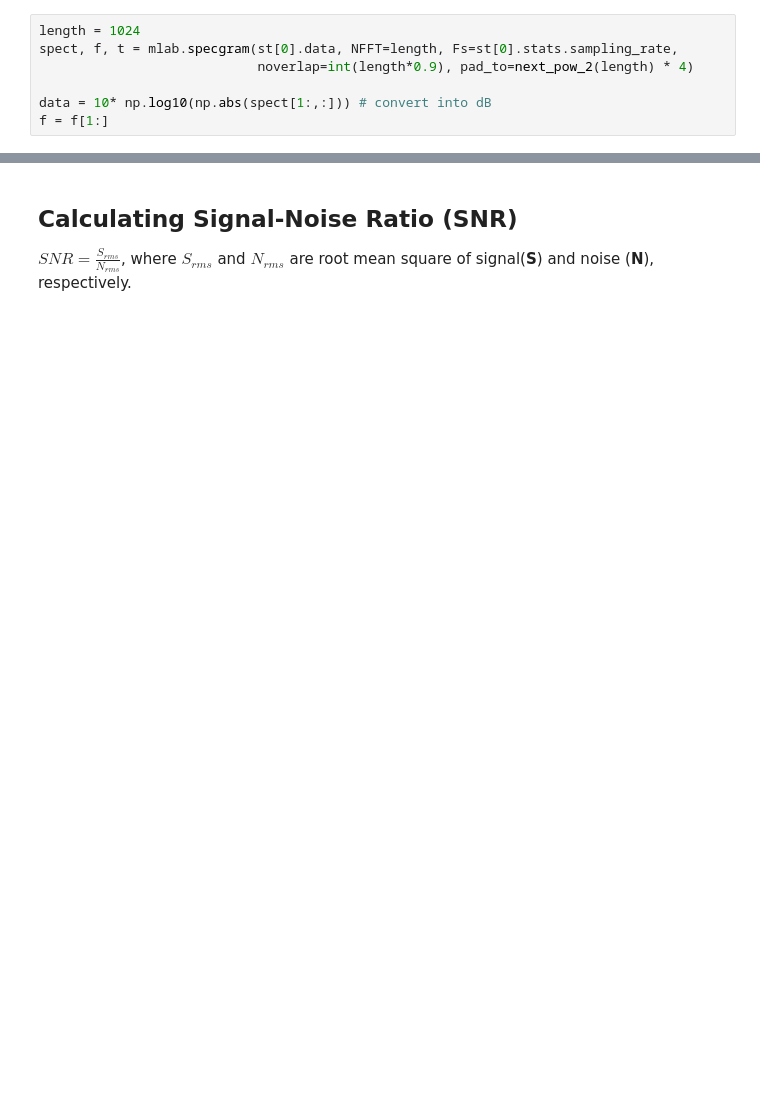
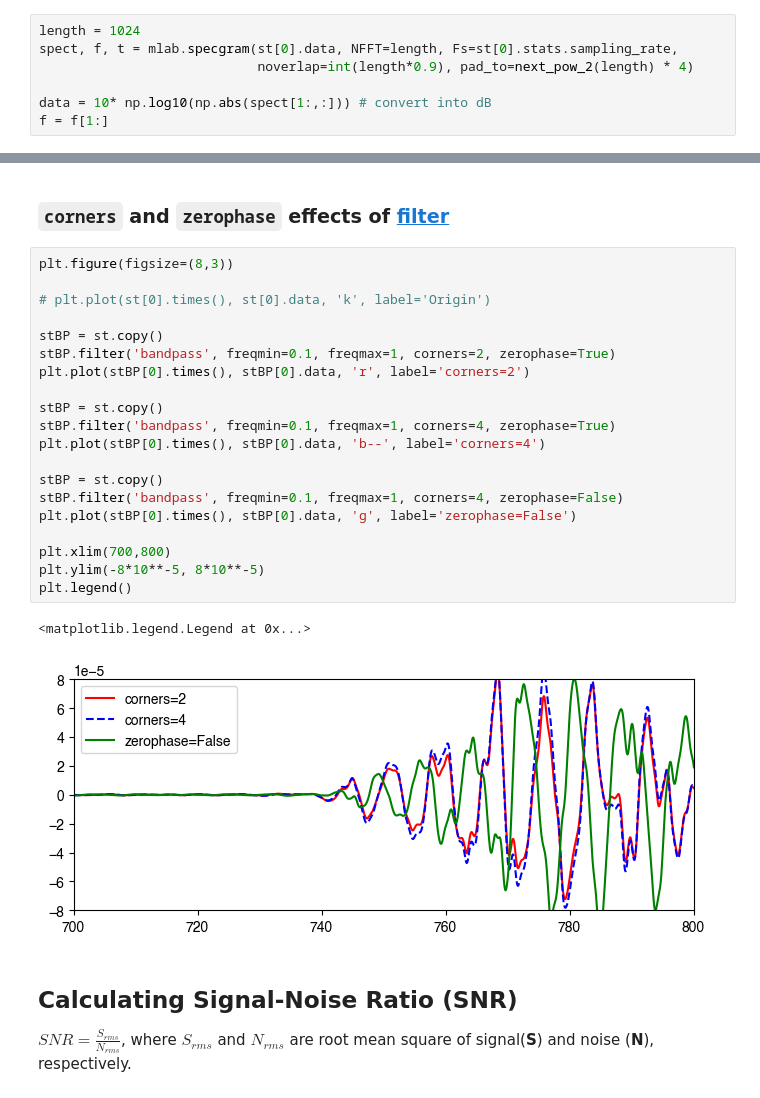
Before and after one commit to jhtong33/2024_NTU_python101, a Jupyter notebook: 04.fft_basic.ipynb, the cells around one changed output, grey strips where cells are left out. Saved outputs shown, nothing was run; the diff lists cells and outputs as text; blank space fills up the shorter version.

Commit message:
filtering and some notes

```diff
--- a/04.fft_basic.ipynb
+++ b/04.fft_basic.ipynb
@@ -263,2 +269,27 @@ plt.colorbar(im1, cax=cbar_ax, label = 'PSD $(m/s)^2/Hz$ (dB)')
+# %% [markdown]
+### `corners` and `zerophase` effects of [filter](https://docs.obspy.org/packages/autogen/obspy.core.stream.Stream.filter.html)
+# %%
+plt.figure(figsize=(8,3))
+
+# plt.plot(st[0].times(), st[0].data, 'k', label='Origin')
+
+stBP = st.copy()
+stBP.filter('bandpass', freqmin=0.1, freqmax=1, corners=2, zerophase=True)
+plt.plot(stBP[0].times(), stBP[0].data, 'r', label='corners=2')
+
+stBP = st.copy()
+stBP.filter('bandpass', freqmin=0.1, freqmax=1, corners=4, zerophase=True)
+plt.plot(stBP[0].times(), stBP[0].data, 'b--', label='corners=4')
+
+stBP = st.copy()
+stBP.filter('bandpass', freqmin=0.1, freqmax=1, corners=4, zerophase=False)
+plt.plot(stBP[0].times(), stBP[0].data, 'g', label='zerophase=False')
+
+plt.xlim(700,800)
+plt.ylim(-8*10**-5, 8*10**-5)
+plt.legend()
+# %% [output]
+<matplotlib.legend.Legend at 0x...>
+[figure, added]
 # %% [markdown]
 ## Calculating Signal-Noise Ratio (SNR)
```
Also changed, not shown: parts of 14 cells of this notebook.
